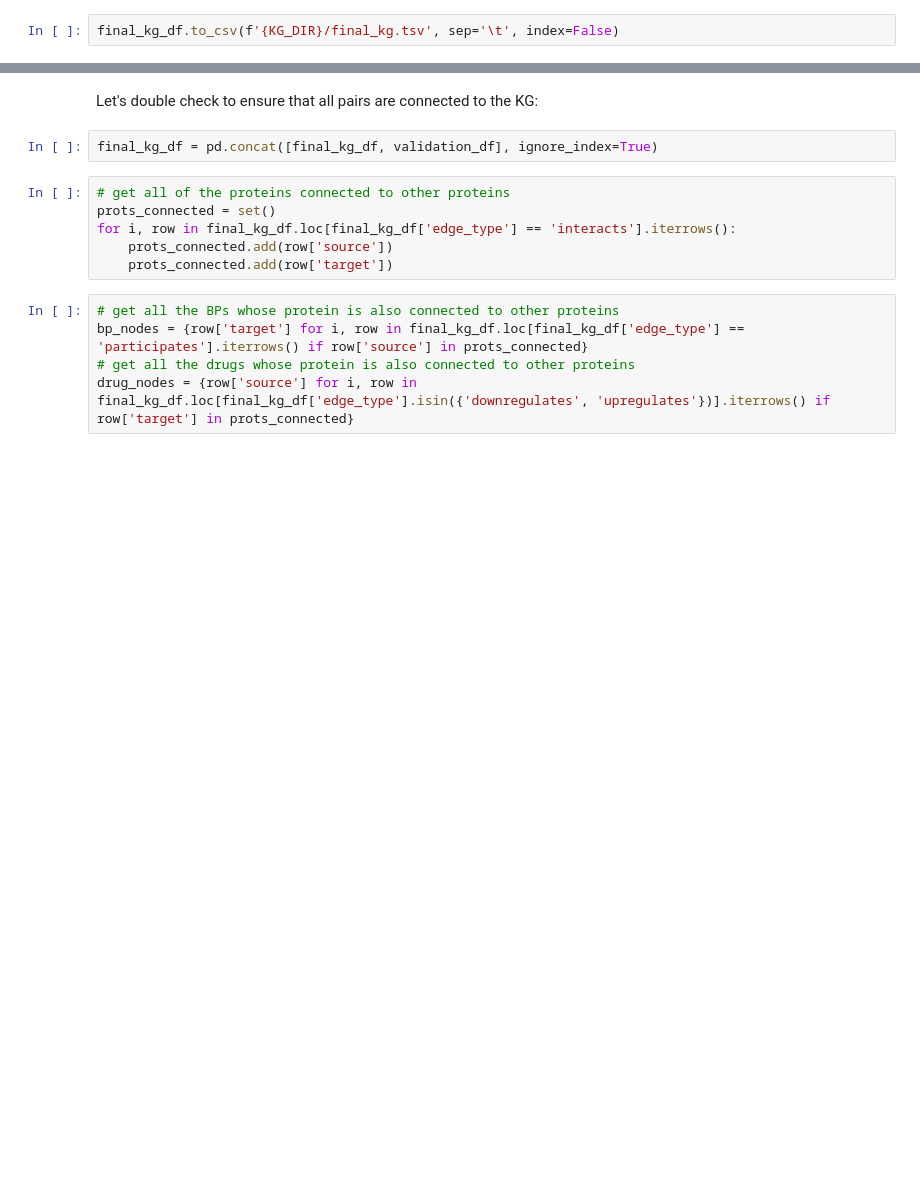
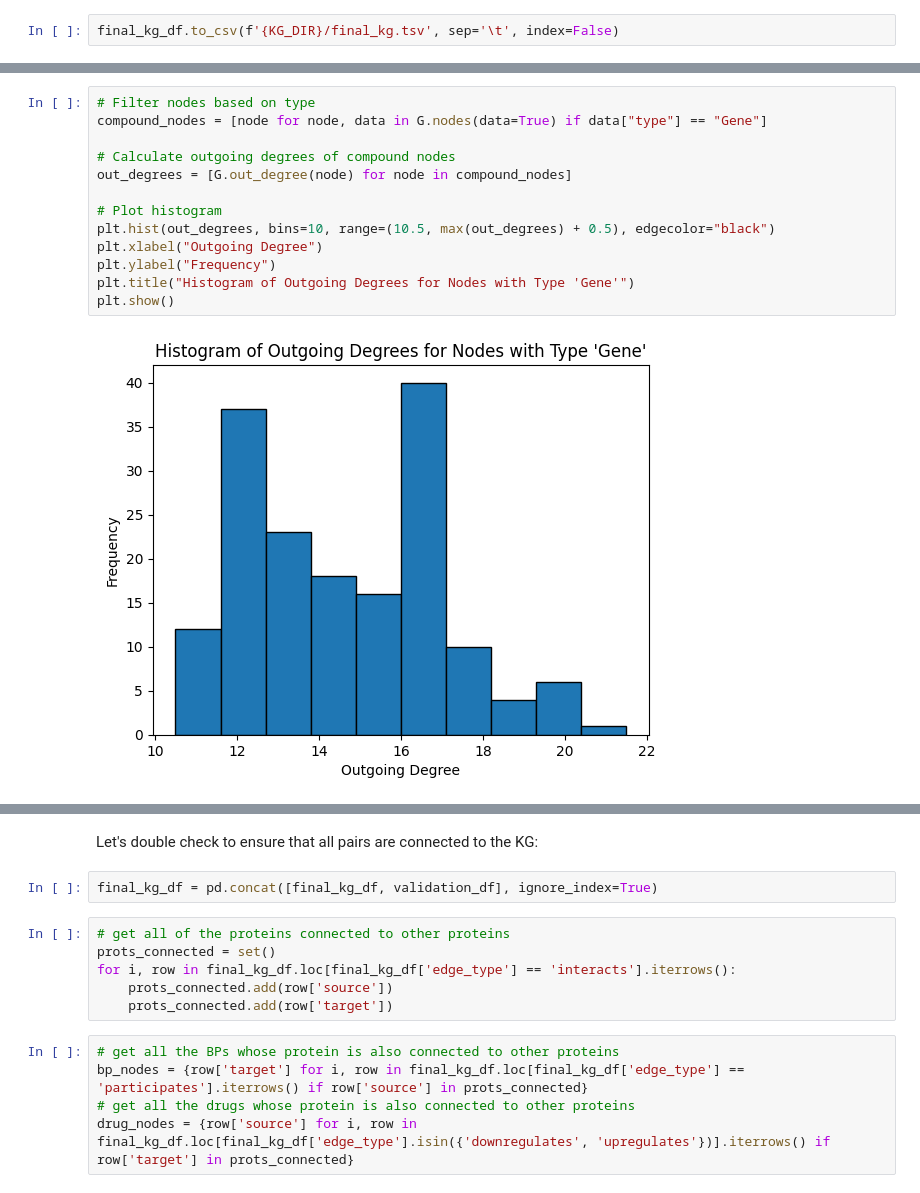
Before and after one commit to laurendelong21/MoA-Net, a Jupyter notebook: notebooks/generate_test_dataset.ipynb, the cells around one changed output, grey strips where cells are left out. Cells and saved outputs as stored; diff of their text form; blank space fills up the shorter version.

```diff
--- a/notebooks/generate_test_dataset.ipynb
+++ b/notebooks/generate_test_dataset.ipynb
@@ -348,0 +407,15 @@ final_kg_df.to_csv(f'{KG_DIR}/final_kg.tsv', sep='\t', index=False)
+# %%
+# Filter nodes based on type
+compound_nodes = [node for node, data in G.nodes(data=True) if data["type"] == "Gene"]
+
+# Calculate outgoing degrees of compound nodes
+out_degrees = [G.out_degree(node) for node in compound_nodes]
+
+# Plot histogram
+plt.hist(out_degrees, bins=10, range=(10.5, max(out_degrees) + 0.5), edgecolor="black")
+plt.xlabel("Outgoing Degree")
+plt.ylabel("Frequency")
+plt.title("Histogram of Outgoing Degrees for Nodes with Type 'Gene'")
+plt.show()
+# %% [output]
+[figure, added]
```
Also changed, not shown: parts of 55 cells of this notebook, 3 other files.
